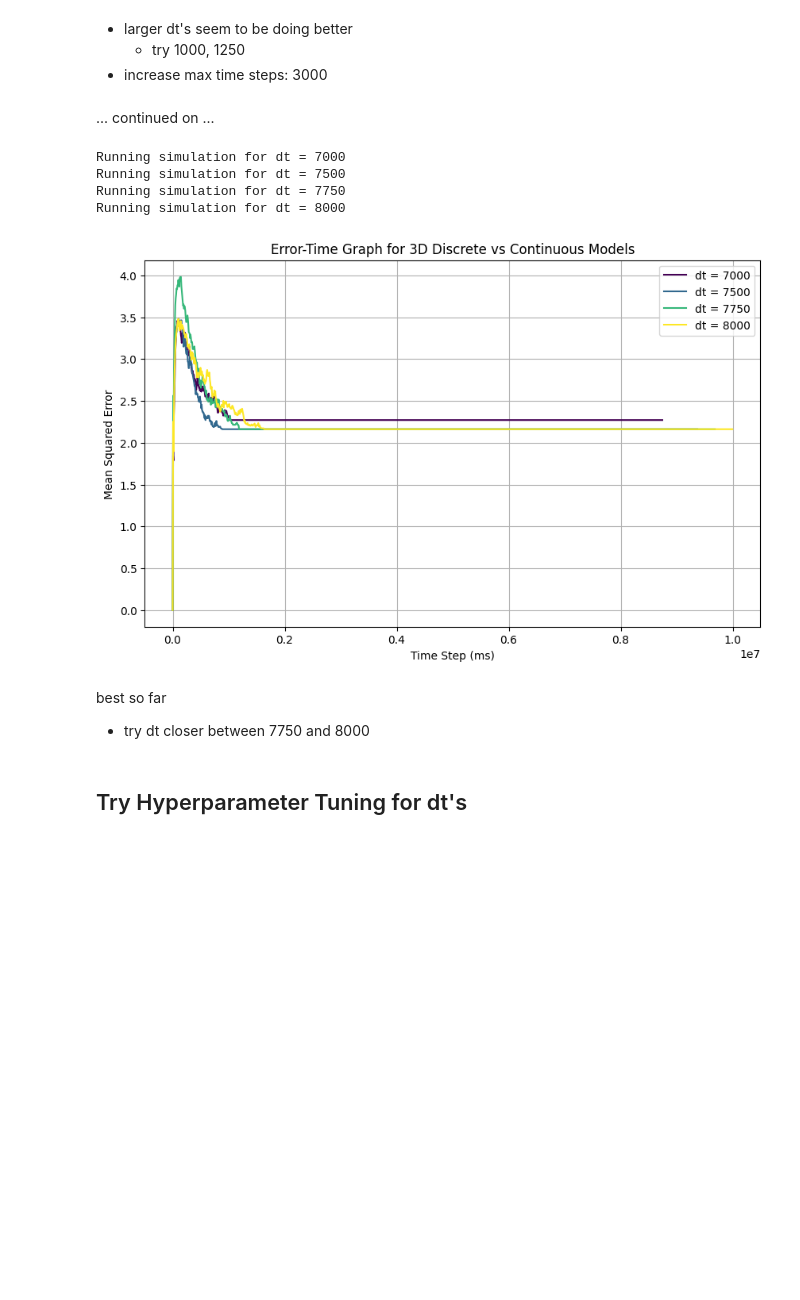
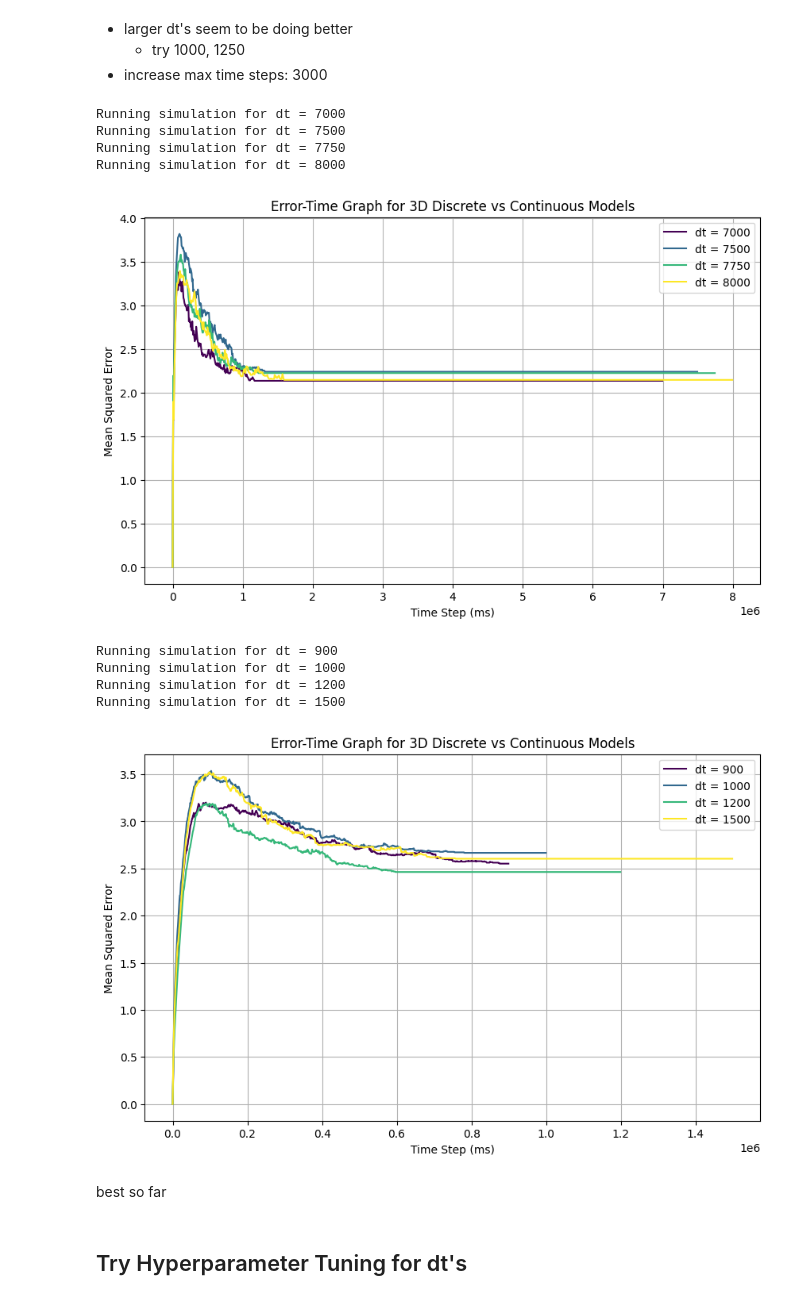
Before and after one commit to bchan42/abm_frost, a Jupyter notebook: combined_models/final3D.ipynb, the cells around one changed output. Cells and saved outputs as stored; diff of their text form; code cells hidden in the pictures; blank space fills up the shorter version.

```diff
--- a/combined_models/final3D.ipynb
+++ b/combined_models/final3D.ipynb
@@ -186,11 +186,9 @@ Running simulation for dt = 500
 - larger dt's seem to be doing better
     - try 1000, 1250
 - increase max time steps: 3000
-# %% [markdown]
-... continued on ...
 # %%
 dts = [7000, 7500, 7750, 8000]
-max_time_steps = 1250
+max_time_steps = 1000
 results = {}
 
 # run simulations for multiple dt values
@@ -221,10 +219,43 @@ Running simulation for dt = 7000
 Running simulation for dt = 7500
 Running simulation for dt = 7750
 Running simulation for dt = 8000
-[figure, old version]
+[figure, new version]
+# %%
+dts = [900, 1000, 1200,1500 ]
+max_time_steps = 1000
+results = {}
+
+# run simulations for multiple dt values
+for dt in dts:
+    print(f"Running simulation for dt = {dt}")
+    x_vals, errors = run_simulation(dt, max_time_steps=max_time_steps)
+
+    # store results
+    results[dt] = {
+        'x_vals': x_vals,
+        'errors': errors
+    }
+
+# plot error-time graph
+plt.figure(figsize=(10, 6))
+viridis_colors = plt.cm.viridis(np.linspace(0, 1, len(dts)))  # Use viridis color map
+for i, (dt, result) in enumerate(results.items()):
+    plt.plot(result['x_vals'], result['errors'], label=f"dt = {dt}", color=viridis_colors[i])
+
+plt.xlabel("Time Step (ms)")
+plt.ylabel("Mean Squared Error")
+plt.title("Error-Time Graph for 3D Discrete vs Continuous Models")
+plt.legend()
+plt.grid(True)
+plt.show()
+# %% [output]
+Running simulation for dt = 900
+Running simulation for dt = 1000
+Running simulation for dt = 1200
+Running simulation for dt = 1500
+[figure, added]
 # %% [markdown]
 best so far
-- try dt closer between 7750 and 8000
 # %% [markdown]
 ## Try Hyperparameter Tuning for dt's
 # %% [markdown]
```
Also changed, not shown: parts of 4 cells of this notebook.
